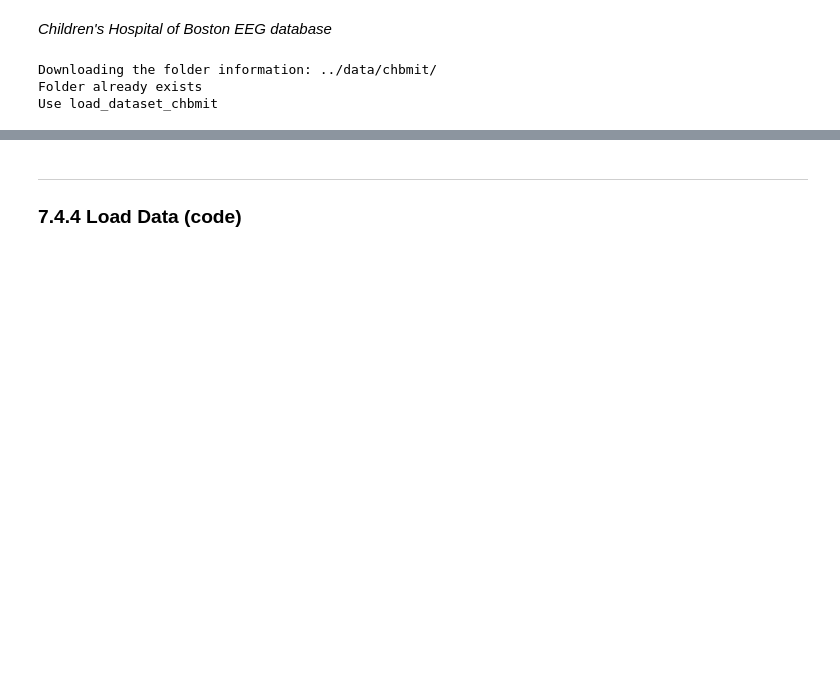
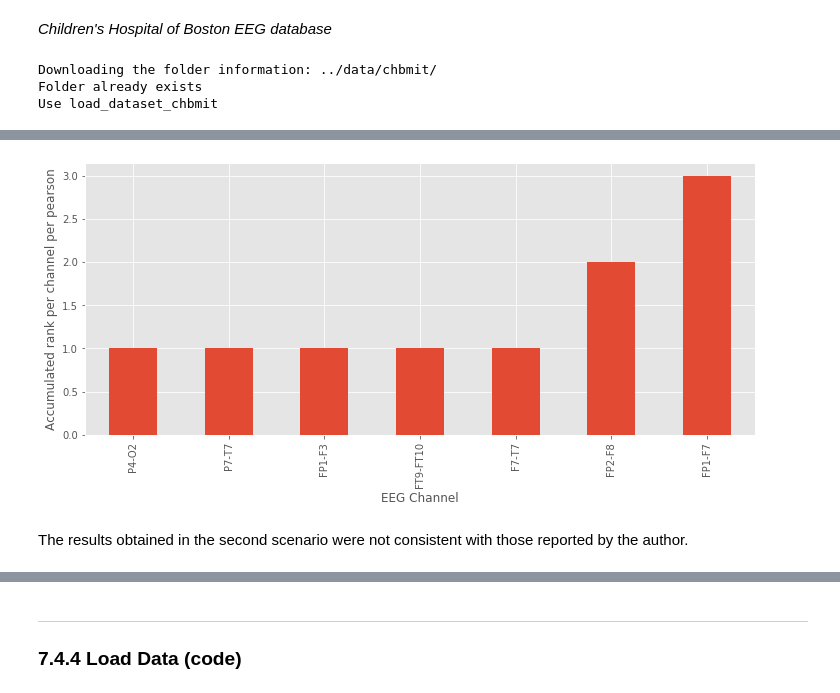
Before and after one commit to bruAristimunha/Re-Deep-Convolution-Neural-Network-and-Autoencoders-Based-Unsupervised-Feature-Learning-of-EEG, a Jupyter notebook: notebook/Jupyter_Paper_Re-Deep Convolution Neural Network and Autoencoders-Based Unsupervised Feature Learning of EEG Signals.ipynb, the cells around one changed output, grey strips where cells are left out. Saved outputs shown, nothing was run; the diff lists cells and outputs as text; code cells hidden in the pictures; blank space fills up the shorter version.

```diff
--- a/notebook/Jupyter_Paper_Re-Deep Convolution Neural Network and Autoencoders-Based Unsupervised Feature Learning of EEG Signals.ipynb
+++ b/notebook/Jupyter_Paper_Re-Deep Convolution Neural Network and Autoencoders-Based Unsupervised Feature Learning of EEG Signals.ipynb
@@ -286,0 +330,8 @@ We performed a check on the total value of the variance per channel, to verify t
+# %%
+variance_per_person = get_variance_by_pearson(PATH_CHBMIT, range_= (1,11))
+# %%
+fig_by_pearson = plot_variance_by_pearson(variance_per_person)
+# %% [output]
+[figure, added]
+# %% [markdown]
+The results obtained in the second scenario were not consistent with those reported by the author.
```
Also changed, not shown: parts of 55 cells of this notebook.
